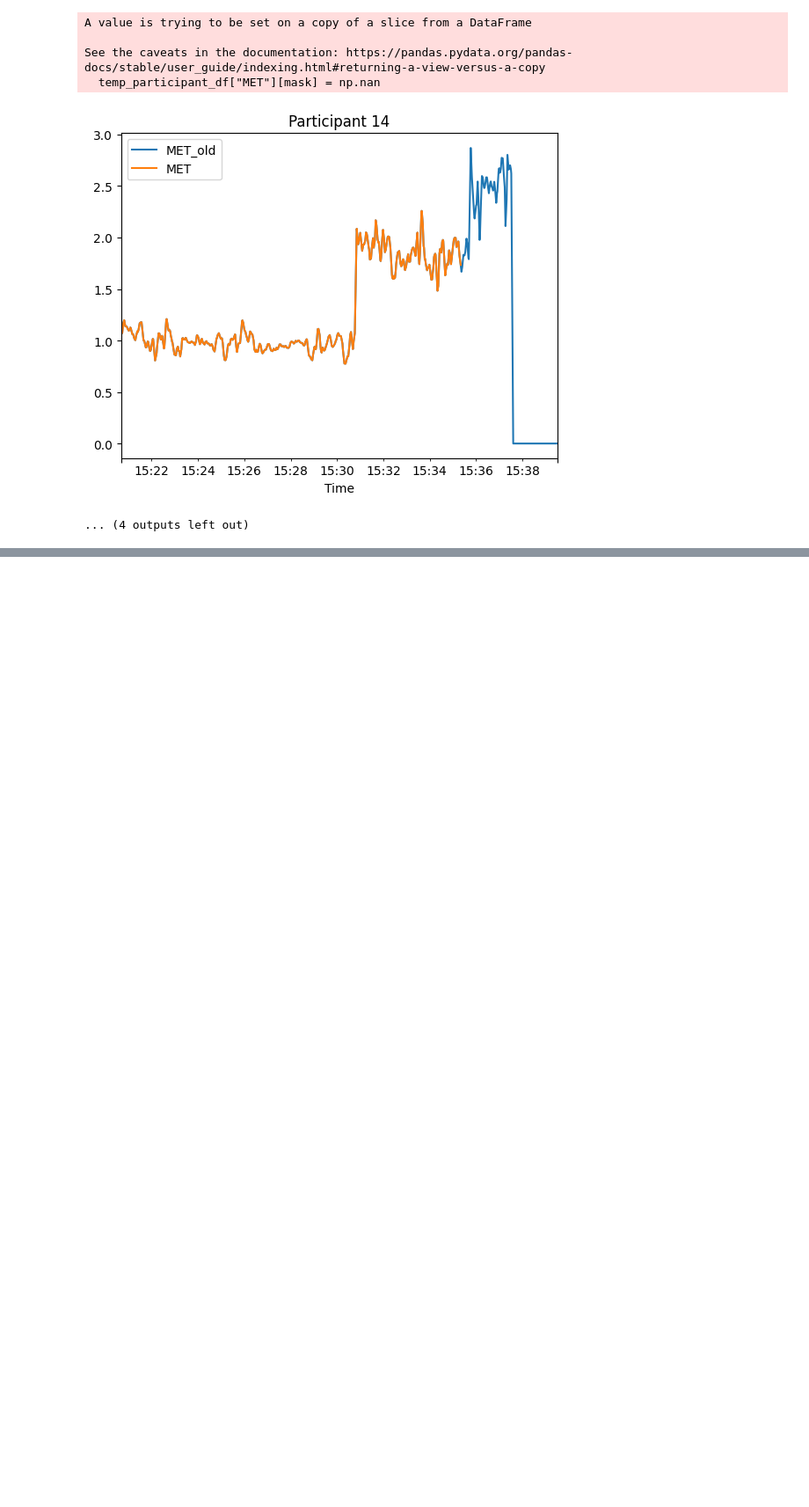
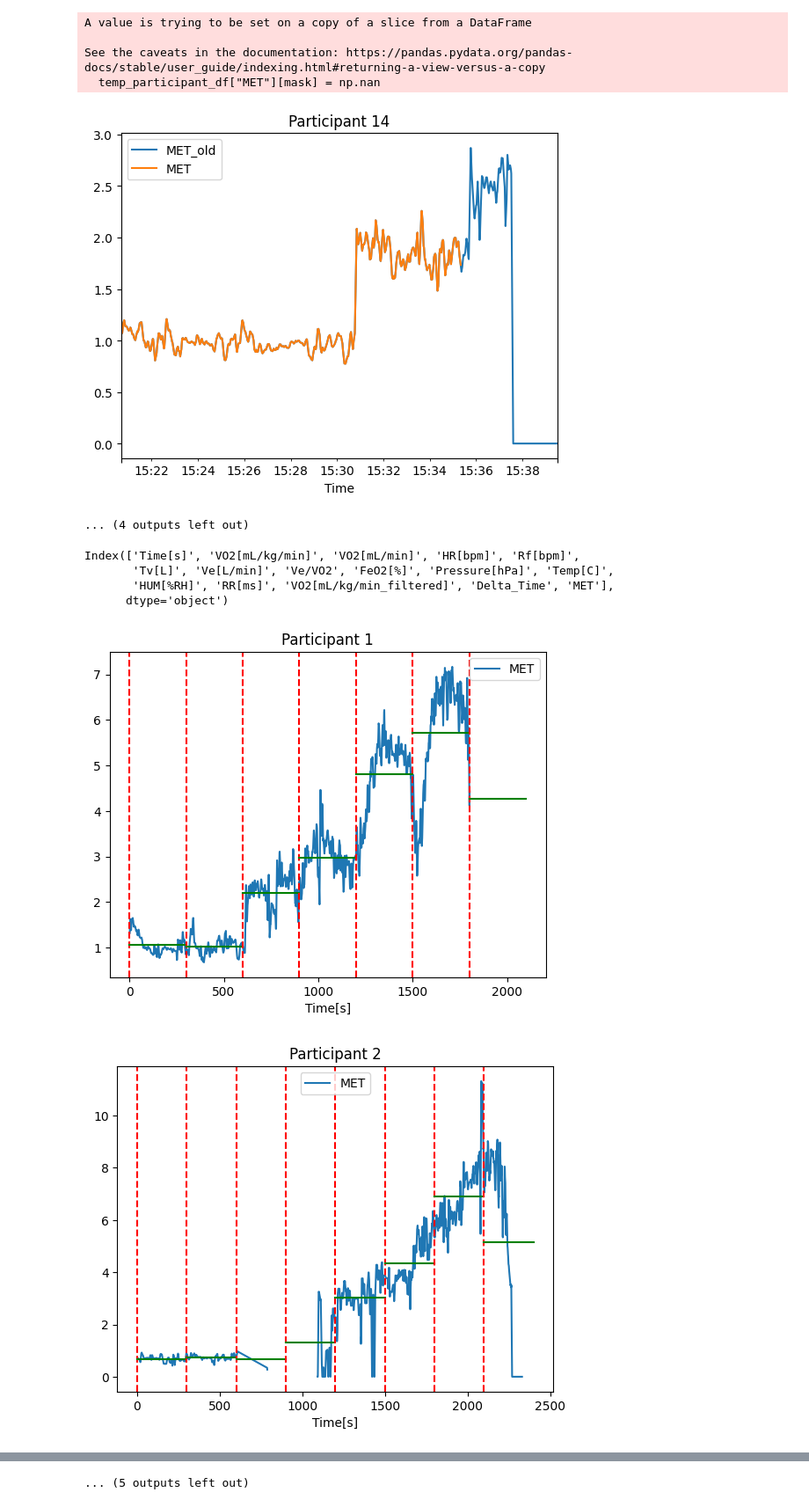
Before and after one commit to ConnorReed246/DataMiningProject, a Jupyter notebook: scripts/1_Preprocessing/V02_Preprocessing.ipynb, the cells around one changed output, grey strips where cells are left out. Shown at 88% size. Saved outputs shown, nothing was run; the diff lists cells and outputs as text; code cells hidden in the pictures; blank space fills up the shorter version.

```diff
--- a/scripts/Preprocessing/V02_Preprocessing.ipynb
+++ b/scripts/1_Preprocessing/V02_Preprocessing.ipynb
@@ -46,8 +46,9 @@ for participant_df in VO2_all_list:
 # %% [markdown]
 ### Time formating + Outlier Detection + Fill missing Values
 # %%
-study_meta_data_df = pd.read_csv("original_dataset/Study_Information.csv")
-participants_list = study_meta_data_df.Participant.values
+#study_meta_data_df = pd.read_csv("original_dataset/Study_Information.csv")
+participants_list = ['P01', 'P02', 'P03', 'P04', 'P05', 'P06', 'P07', 'P08', 'P09',
+       'P10', 'P11', 'P12', 'P13', 'P14', 'P15', 'P16', 'P17']
 VO2_all_list = [pd.read_csv(f"original_dataset/{participant}/VO2/DataAverage.csv") for participant in participants_list]
 # %%
 drop_dict=dict([(2,1), (3,1), (6,3), (9,4), (12,2), (14,2), (15,4), (16,3)])
@@ -243,6 +244,7 @@ for i, participant_df in enumerate(V02_all_converted_list):
         temp_participant_df["MET"][mask] = np.nan
         temp_participant_df[["MET_old", "MET"]].plot(title=f"Participant {i+1}")
         plt.show()
+        temp_participant_df.drop(columns=["MET_old"], inplace=True)
 
     V02_all_converted_dropped_list.append(temp_participant_df)
 # %% [output]
@@ -277,15 +279,25 @@ See the caveats in the documentation: https://pandas.pydata.org/pandas-docs/stab
   temp_participant_df["MET"][mask] = np.nan
 [figure]
 ... (4 outputs left out)
+# %%
+V02_all_converted_dropped_list[0].columns
+# %% [output]
+Index(['Time[s]', 'VO2[mL/kg/min]', 'VO2[mL/min]', 'HR[bpm]', 'Rf[bpm]',
+       'Tv[L]', 'Ve[L/min]', 'Ve/VO2', 'FeO2[%]', 'Pressure[hPa]', 'Temp[C]',
+       'HUM[%RH]', 'RR[ms]', 'VO2[mL/kg/min_filtered]', 'Delta_Time', 'MET'],
+      dtype='object')
 # %%
-for i, participant_df in enumerate(V02_all_converted_list):
+for i, participant_df in enumerate(V02_all_converted_dropped_list):
     #x should be Delta_Time
     #participant_df.plot(x = "Delta_Time",y = "MET", title=f"Participant {i+1}")
 
     ax = participant_df.plot(x = "Time[s]",y = "MET", title=f"Participant {i+1}")
     for i in range(0, len(participant_df), 300):
         ax.axvline(i, color='r', linestyle='--')
         mean = participant_df["MET"].iloc[i:i+300].mean()
         plt.plot([i,i+300],[mean, mean], color='g', linestyle='-')
 
     plt.show()
+# %% [output]
+[figure, added]
+[figure, added]
@@ -291,0 +314 @@ for i, participant_df in enumerate(V02_all_converted_list):
+... (5 outputs left out)
```
Also changed, not shown: parts of 4 cells of this notebook, 18 other files.
